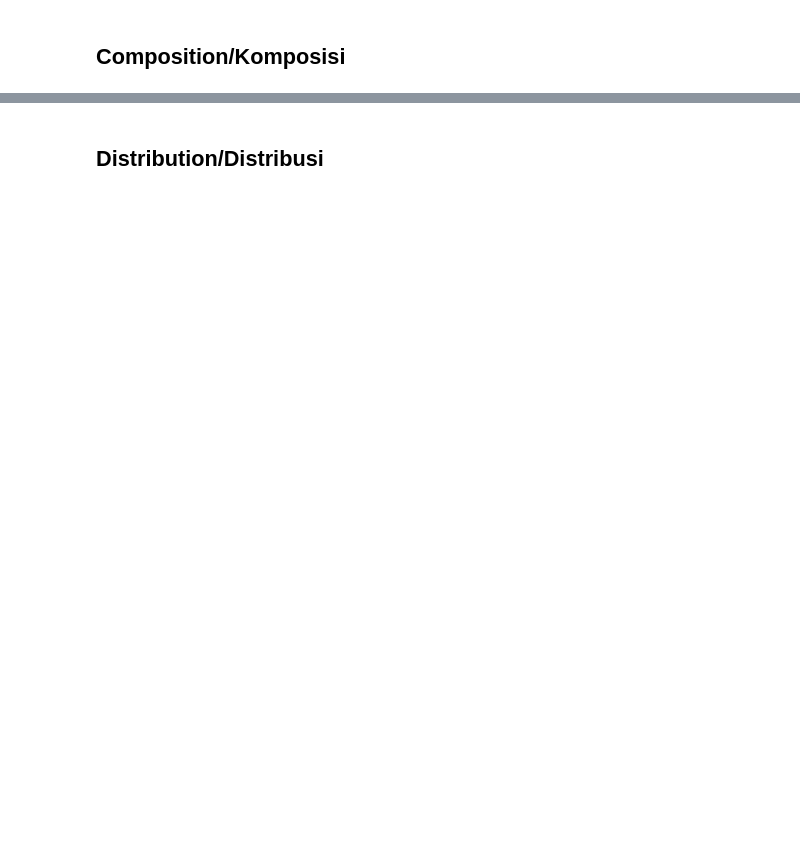
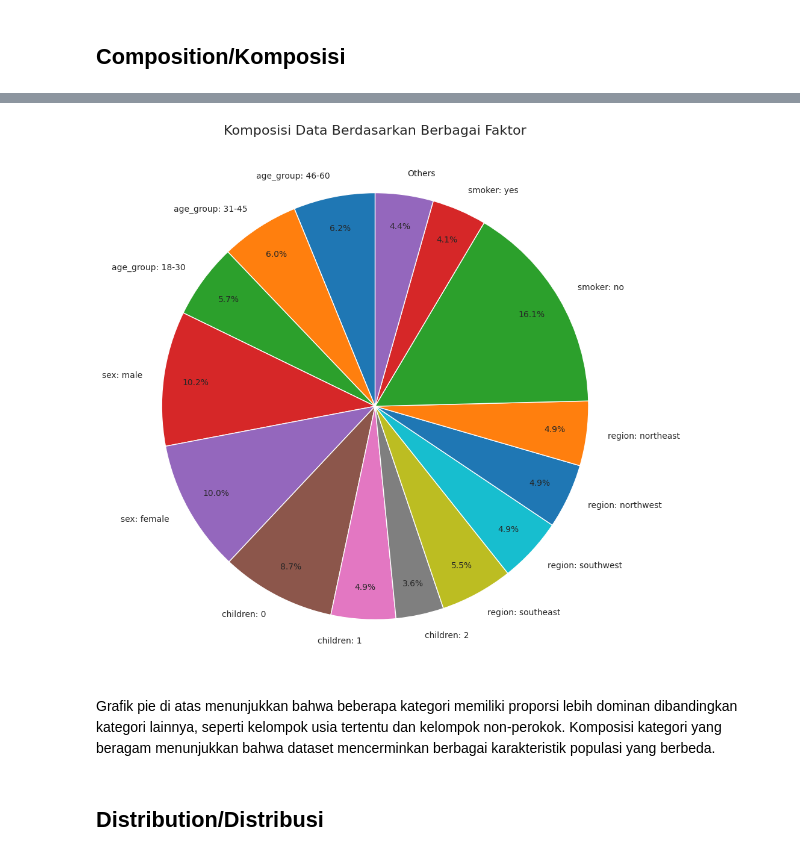
Before and after one commit to nbilaftrnii/CheckPoint-Analitik-Visualisasi-Data, a Jupyter notebook: CheckPoint 2/CheckPoint_2_Nabila_F.ipynb, the cells around one changed output, grey strips where cells are left out. Saved outputs shown, nothing was run; the diff lists cells and outputs as text; code cells hidden in the pictures; blank space fills up the shorter version.

```diff
--- a/CheckPoint 2/CheckPoint_2_Nabila_F.ipynb
+++ b/CheckPoint 2/CheckPoint_2_Nabila_F.ipynb
@@ -387,2 +428,49 @@ Grafik pie di atas menunjukkan komposisi jumlah nasabah berdasarkan wilayah (reg
+# %%
+df['age_group'] = pd.cut(df['age'],
+                         bins=[18, 30, 45, 60, 100],
+                         labels=['18-30', '31-45', '46-60', '60+'])
+
+factors = ['age_group', 'sex', 'children', 'region', 'smoker']
+
+composition_list = []
+
+for col in factors:
+    temp = df[col].value_counts().reset_index()
+    temp.columns = ['category', 'count']
+    temp['factor'] = col
+    temp['label'] = col + ": " + temp['category'].astype(str)
+    composition_list.append(temp)
+
+composition_df = pd.concat(composition_list)
+
+
+threshold = composition_df['count'].sum() * 0.03
+
+small = composition_df[composition_df['count'] < threshold]['count'].sum()
+composition_df = composition_df[composition_df['count'] >= threshold]
+
+if small > 0:
+    composition_df = pd.concat([composition_df,
+                                pd.DataFrame({'label':['Others'],
+                                              'count':[small]})])
+
+palette = sns.color_palette("tab10", len(composition_df))
+
+plt.figure(figsize=(10,10))
+
+wedges, texts, autotexts = plt.pie(composition_df['count'],
+                                   labels=composition_df['label'],
+                                   autopct='%1.1f%%',
+                                   startangle=90,
+                                   colors=palette,
+                                   pctdistance=0.85)
+
+plt.title('Komposisi Data Berdasarkan Berbagai Faktor', fontsize=16)
+plt.tight_layout()
+plt.show()
+# %% [output]
+[figure, added]
+# %% [markdown]
+Grafik pie di atas menunjukkan bahwa beberapa kategori memiliki proporsi lebih dominan dibandingkan kategori lainnya, seperti kelompok usia tertentu dan kelompok non-perokok. Komposisi kategori yang beragam menunjukkan bahwa dataset mencerminkan berbagai karakteristik populasi yang berbeda.
 # %% [markdown]
 ## **Distribution/Distribusi**
```
Also changed, not shown: parts of 18 cells of this notebook.
